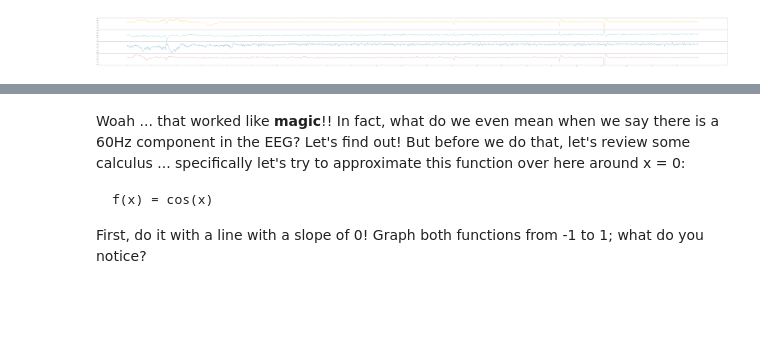
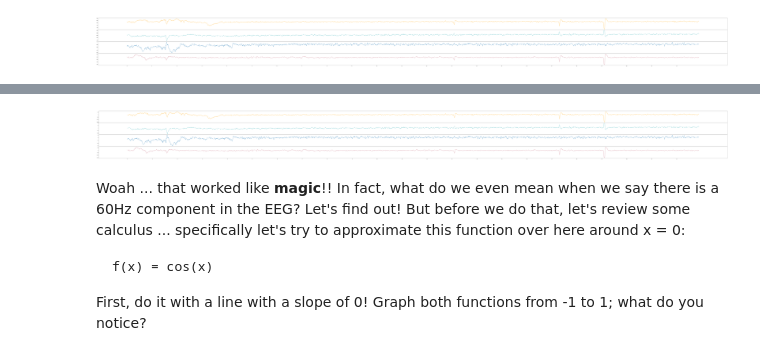
Before and after one commit to neurotechuoft/Workshops, a Jupyter notebook: workshop_2018_2019/notebooks/wk3_intro_to_signal_processing.ipynb, the cells around one changed output, grey strips where cells are left out. Cells and saved outputs as stored; diff of their text form; code cells hidden in the pictures; blank space fills up the shorter version.

```diff
--- a/workshop_2018_2019/notebooks/wk3_intro_to_signal_processing.ipynb
+++ b/workshop_2018_2019/notebooks/wk3_intro_to_signal_processing.ipynb
@@ -108,3 +116,12 @@ That looks pretty good, but we can do better! Note that the 0Hz component is the
+# %%
+l_ear_filt = np.subtract(l_ear_filt,np.mean(l_ear_filt))
+l_forehead_filt = np.subtract(l_forehead_filt,np.mean(l_forehead_filt))
+r_forehead_filt = np.subtract(r_forehead_filt,np.mean(r_forehead_filt))
+r_ear_filt = np.subtract(r_ear_filt,np.mean(r_ear_filt))
+
+plot_muse(l_ear_filt, l_forehead_filt, r_forehead_filt, r_ear_filt)
+# %% [output]
+[figure, added]
 # %% [markdown]
 Woah ... that worked like **magic**!! In fact, what do we even mean when we say there is a 60Hz component in the EEG? Let's find out! But before we do that, let's review some calculus ... specifically let's try to approximate this function over here around x = 0:
 
```
Also changed, not shown: parts of 3 cells of this notebook.
